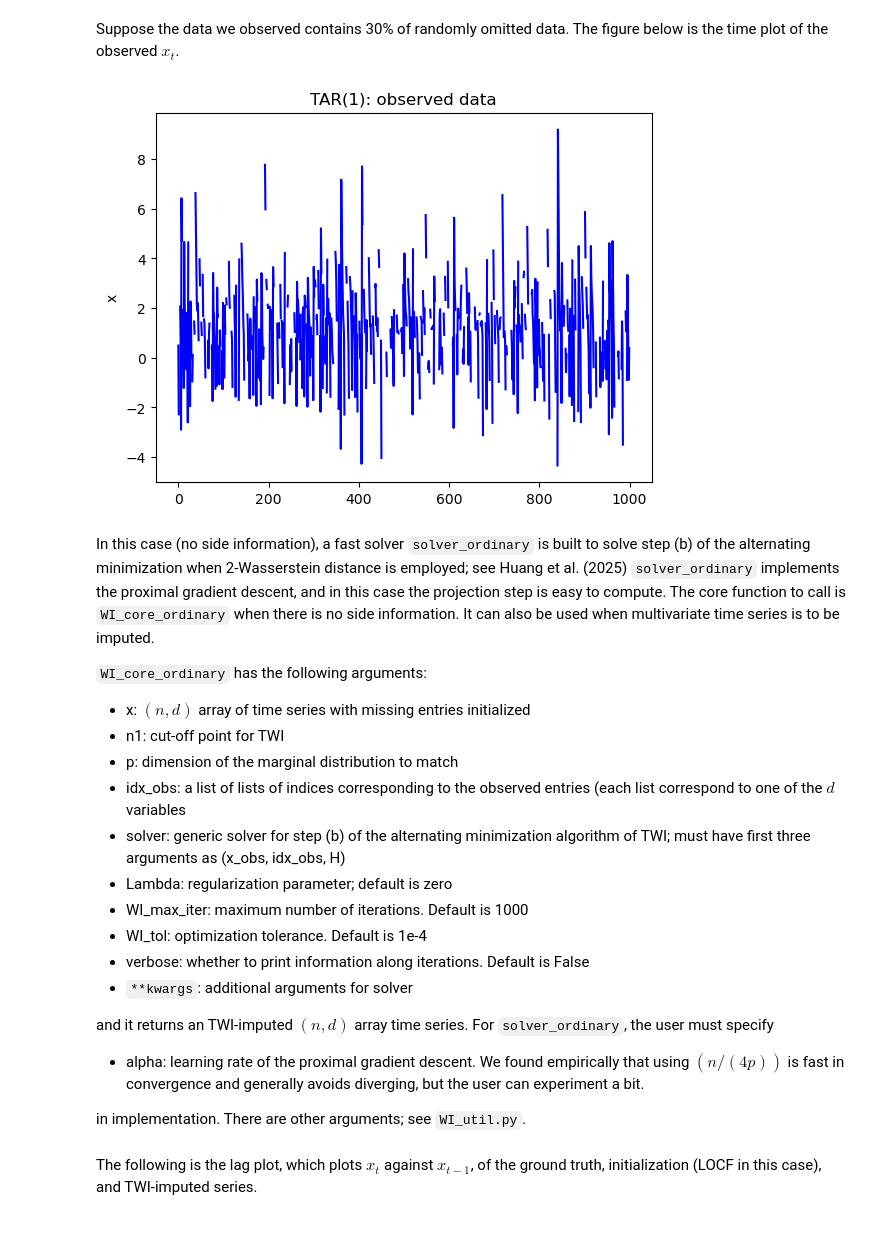
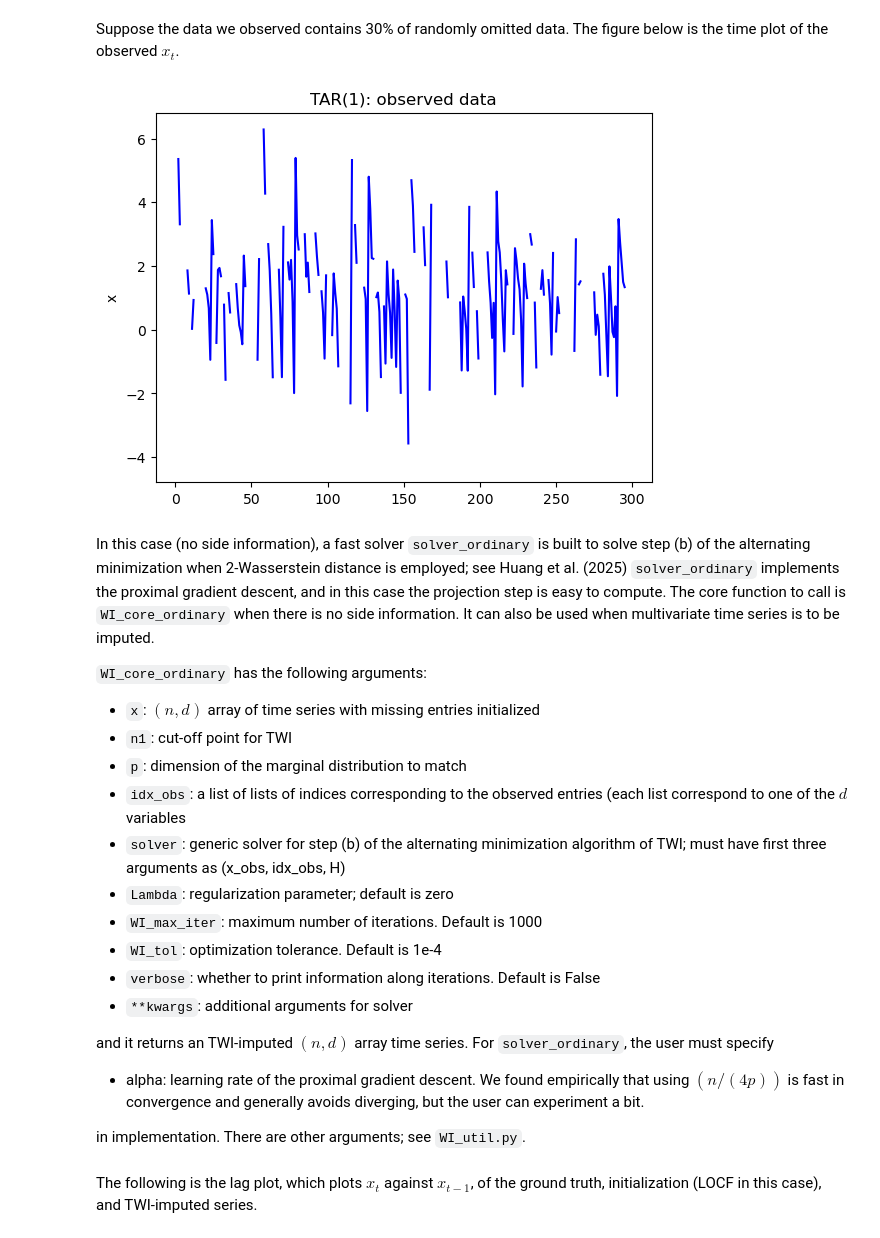
Before and after one commit to shuochieh/Wasserstein_imputation, a Jupyter notebook: Example.ipynb, the cells around one changed output. Saved outputs shown, nothing was run; the diff lists cells and outputs as text; code cells hidden in the pictures.

```diff
--- a/Example.ipynb
+++ b/Example.ipynb
@@ -31,29 +33,29 @@ Suppose the data we observed contains 30\% of randomly omitted data. The figure
 # %%
 x_obs = x
 x_obs[np.random.choice(1000, size = 300, replace = False),0] = None
 
-plt.plot(x_obs, 'b')
+plt.plot(x_obs[:300], 'b')
 plt.title("TAR(1): observed data")
 plt.xlabel("")
 plt.ylabel("x")
 plt.show()
 # %% [output]
-[figure, old version]
+[figure, new version]
 # %% [markdown]
 In this case (no side information), a fast solver `solver_ordinary` is built to solve step (b) of the alternating minimization when 2-Wasserstein distance is employed; see Huang et al. (2025) `solver_ordinary` implements the proximal gradient descent, and in this case the projection step is easy to compute.
 The core function to call is `WI_core_ordinary` when there is no side information. It can also be used when multivariate time series is to be imputed.
 
 `WI_core_ordinary` has the following arguments:
 
-- x: $(n, d)$ array of time series with missing entries initialized
-- n1: cut-off point for TWI
-- p: dimension of the marginal distribution to match
-- idx_obs: a list of lists of indices corresponding to the observed entries (each list correspond to one of the $d$ variables
-- solver: generic solver for step (b) of the alternating minimization algorithm of TWI; must have first three arguments as (x_obs, idx_obs, H)
-- Lambda: regularization parameter; default is zero
-- WI_max_iter: maximum number of iterations. Default is 1000
-- WI_tol: optimization tolerance. Default is 1e-4
-- verbose: whether to print information along iterations. Default is False
+- `x`: $(n, d)$ array of time series with missing entries initialized
+- `n1`: cut-off point for TWI
+- `p`: dimension of the marginal distribution to match
+- `idx_obs`: a list of lists of indices corresponding to the observed entries (each list correspond to one of the $d$ variables
+- `solver`: generic solver for step (b) of the alternating minimization algorithm of TWI; must have first three arguments as (x_obs, idx_obs, H)
+- `Lambda`: regularization parameter; default is zero
+- `WI_max_iter`: maximum number of iterations. Default is 1000
+- `WI_tol`: optimization tolerance. Default is 1e-4
+- `verbose`: whether to print information along iterations. Default is False
 - `**kwargs`: additional arguments for solver
 
 and it returns an TWI-imputed $(n, d)$ array time series. For `solver_ordinary`, the user must specify
```
Also changed, not shown: parts of 11 cells of this notebook, 3 other files.
